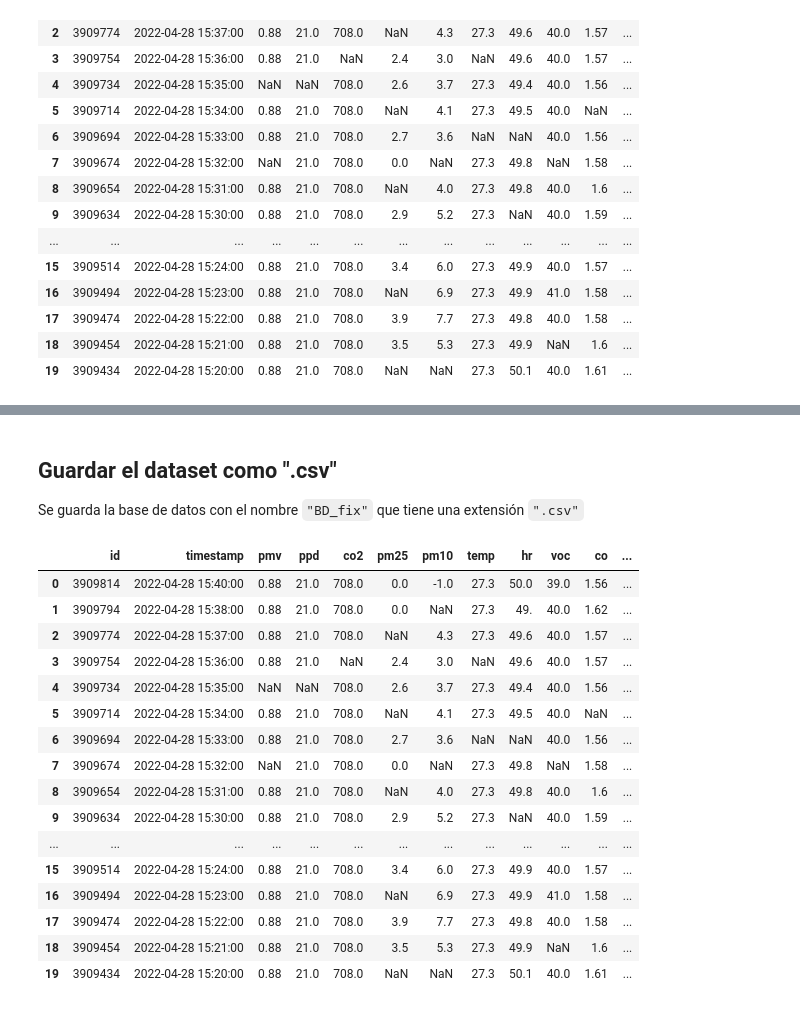
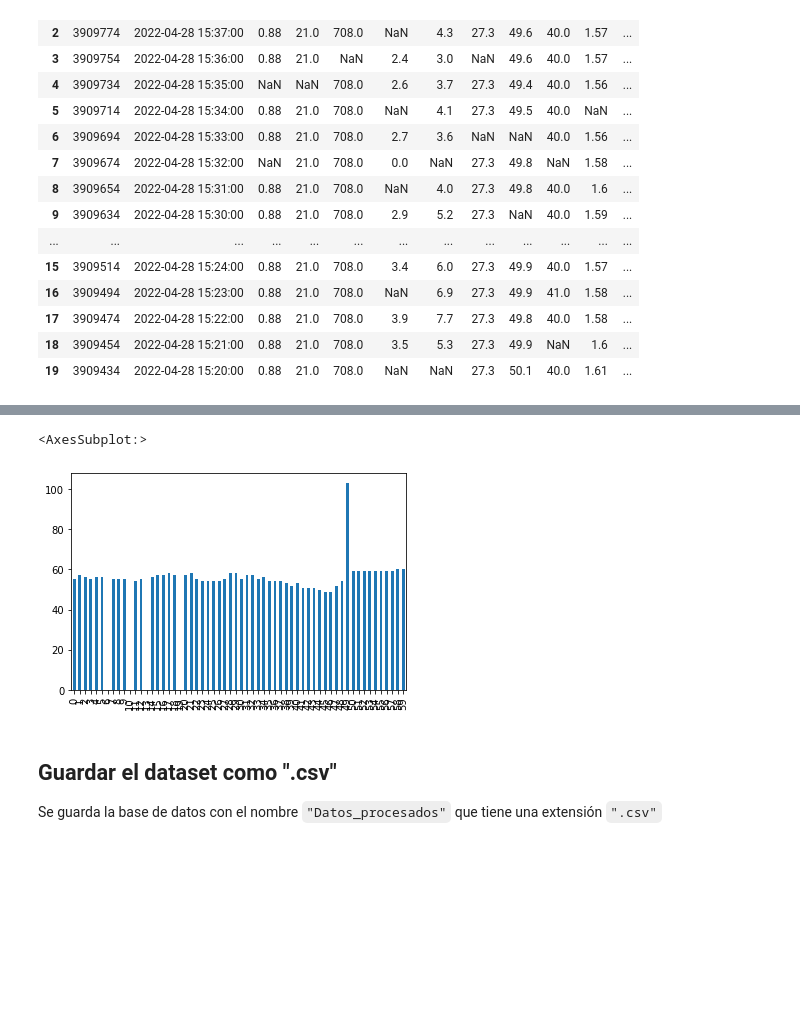
Before and after one commit to gaticavm9/Data-Wrangling, a Jupyter notebook: Main.ipynb, the cells around one changed output, grey strips where cells are left out. Drawn from its saved outputs; the diff is of its cells as text; code cells hidden in the pictures; blank space fills up the shorter version.

```diff
--- a/Main.ipynb
+++ b/Main.ipynb
@@ -174,0 +178,3 @@ Datos_nulos.head(30)
+# %%
+df[["pmv","ppd","co2","pm25","pm10", "temp","hr","voc","co","no2","c2h5ch"]] = df[["pmv","ppd","co2","pm25","pm10", "temp","hr","voc","co","no2","c2h5ch"]].apply(pd.to_numeric, errors='coerce')
+df.info()
@@ -206,24 +255,12 @@ df.head(20)
+# %%
+%matplotlib inline
+df['no2'].plot(kind='bar')
+# %% [output]
+<AxesSubplot:>
+[figure, added]
 # %% [markdown]
 ## Guardar el dataset como ".csv"
-Se guarda la base de datos con el nombre `"BD_fix"` que tiene una extensión `".csv"`
+Se guarda la base de datos con el nombre `"Datos_procesados"` que tiene una extensión `".csv"`
 # %%
 df.head(20)
-# df.to_csv("./BD_fix.csv", index=True)
+# df.to_csv("./Datos_procesados.csv", index=True)
-# %% [output]
-|  | id | timestamp | pmv | ppd | co2 | pm25 | pm10 | temp | hr | voc | co | ... |
-| 0 | 3909814 | 2022-04-28 15:40:00 | 0.88 | 21.0 | 708.0 | 0.0 | -1.0 | 27.3 | 50.0 | 39.0 | 1.56 | ... |
-| 1 | 3909794 | 2022-04-28 15:38:00 | 0.88 | 21.0 | 708.0 | 0.0 | NaN | 27.3 | 49. | 40.0 | 1.62 | ... |
-| 2 | 3909774 | 2022-04-28 15:37:00 | 0.88 | 21.0 | 708.0 | NaN | 4.3 | 27.3 | 49.6 | 40.0 | 1.57 | ... |
-| 3 | 3909754 | 2022-04-28 15:36:00 | 0.88 | 21.0 | NaN | 2.4 | 3.0 | NaN | 49.6 | 40.0 | 1.57 | ... |
-| 4 | 3909734 | 2022-04-28 15:35:00 | NaN | NaN | 708.0 | 2.6 | 3.7 | 27.3 | 49.4 | 40.0 | 1.56 | ... |
-| 5 | 3909714 | 2022-04-28 15:34:00 | 0.88 | 21.0 | 708.0 | NaN | 4.1 | 27.3 | 49.5 | 40.0 | NaN | ... |
-| 6 | 3909694 | 2022-04-28 15:33:00 | 0.88 | 21.0 | 708.0 | 2.7 | 3.6 | NaN | NaN | 40.0 | 1.56 | ... |
-| 7 | 3909674 | 2022-04-28 15:32:00 | NaN | 21.0 | 708.0 | 0.0 | NaN | 27.3 | 49.8 | NaN | 1.58 | ... |
-| 8 | 3909654 | 2022-04-28 15:31:00 | 0.88 | 21.0 | 708.0 | NaN | 4.0 | 27.3 | 49.8 | 40.0 | 1.6 | ... |
-| 9 | 3909634 | 2022-04-28 15:30:00 | 0.88 | 21.0 | 708.0 | 2.9 | 5.2 | 27.3 | NaN | 40.0 | 1.59 | ... |
-| ... | ... | ... | ... | ... | ... | ... | ... | ... | ... | ... | ... | ... |
-| 15 | 3909514 | 2022-04-28 15:24:00 | 0.88 | 21.0 | 708.0 | 3.4 | 6.0 | 27.3 | 49.9 | 40.0 | 1.57 | ... |
-| 16 | 3909494 | 2022-04-28 15:23:00 | 0.88 | 21.0 | 708.0 | NaN | 6.9 | 27.3 | 49.9 | 41.0 | 1.58 | ... |
-| 17 | 3909474 | 2022-04-28 15:22:00 | 0.88 | 21.0 | 708.0 | 3.9 | 7.7 | 27.3 | 49.8 | 40.0 | 1.58 | ... |
-| 18 | 3909454 | 2022-04-28 15:21:00 | 0.88 | 21.0 | 708.0 | 3.5 | 5.3 | 27.3 | 49.9 | NaN | 1.6 | ... |
-| 19 | 3909434 | 2022-04-28 15:20:00 | 0.88 | 21.0 | 708.0 | NaN | NaN | 27.3 | 50.1 | 40.0 | 1.61 | ... |
```
Also changed, not shown: parts of 9 cells of this notebook, 2 other files.
